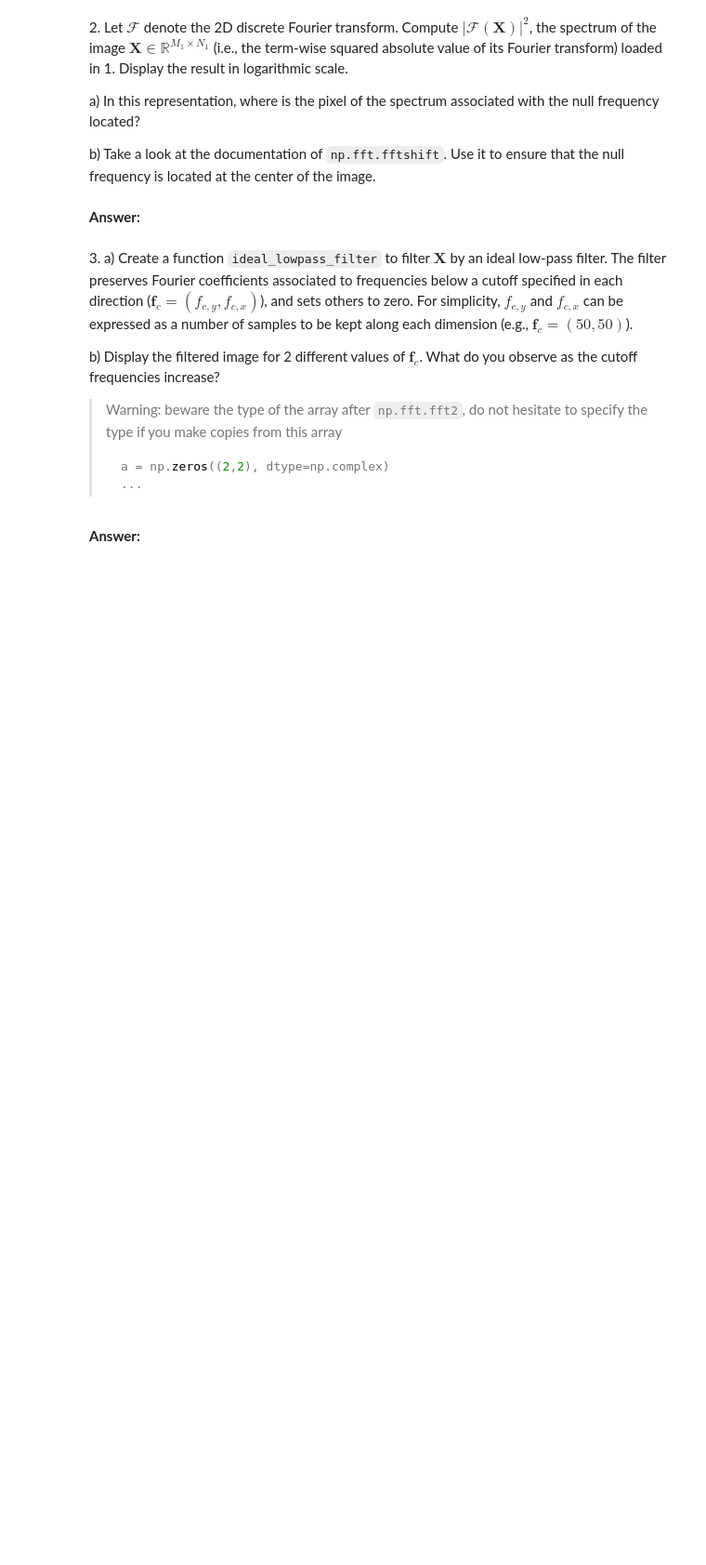
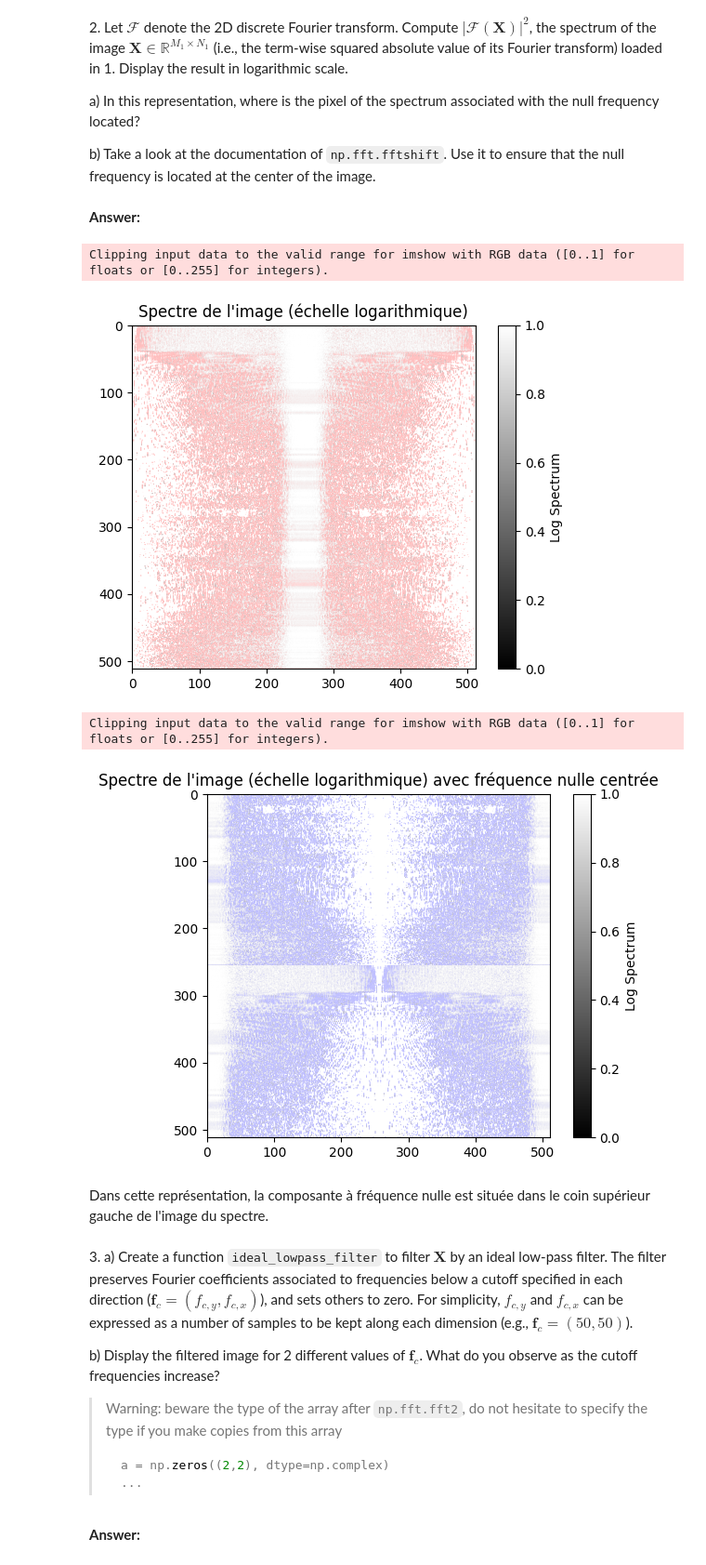
Before and after one commit to mcaron01/python_sdia, a Jupyter notebook: Labs/Lab3/lab3.ipynb, the cells around one changed output. Shown at 93% size. Saved outputs shown, nothing was run; the diff lists cells and outputs as text; code cells hidden in the pictures; blank space fills up the shorter version.

```diff
--- a/Labs/Lab3/lab3.ipynb
+++ b/Labs/Lab3/lab3.ipynb
@@ -314,3 +337,31 @@ b) Take a look at the documentation of `np.fft.fftshift`. Use it to ensure that
+# %%
+import numpy as np
+# Calcule la transformation de Fourier 2D de l'image
+X_fft = np.fft.fft2(image)
+
+# Calcule le carré de la magnitude du spectre
+spectrum = np.abs(X_fft) ** 2
+
+# Affiche le spectre en échelle logarithmique
+plt.imshow(np.log1p(spectrum), cmap='gray')
+plt.title("Spectre de l'image (échelle logarithmique)")
+plt.colorbar(label="Log Spectrum")
+plt.show()
+
+# Utilise np.fft.fftshift pour déplacer la composante à fréquence nulle au centre de l'image
+spectrum_shifted = np.fft.fftshift(spectrum)
+
+plt.imshow(np.log1p(spectrum_shifted), cmap='gray')
+plt.title("Spectre de l'image (échelle logarithmique) avec fréquence nulle centrée")
+plt.colorbar(label="Log Spectrum")
+plt.show()
+# %% [output]
+Clipping input data to the valid range for imshow with RGB data ([0..1] for floats or [0..255] for integers).
+[figure, added]
+Clipping input data to the valid range for imshow with RGB data ([0..1] for floats or [0..255] for integers).
+[figure, added]
+# %% [markdown]
+Dans cette représentation, la composante à fréquence nulle est située dans le coin supérieur gauche de l'image du spectre.
 # %% [markdown]
 3\.
     a) Create a function `ideal_lowpass_filter` to filter $\mathbf{X}$ by an ideal low-pass filter. The filter preserves Fourier coefficients associated to frequencies below a cutoff specified in each direction ($\mathbf{f}_c = (f_{c,y}, f_{c,x})$), and sets others to zero. For simplicity, $f_{c,y}$ and $f_{c,x}$ can be expressed as a number of samples to be kept along each dimension (e.g., $\mathbf{f}_c = (50,50)$).
```
Also changed, not shown: parts of 7 cells of this notebook.
